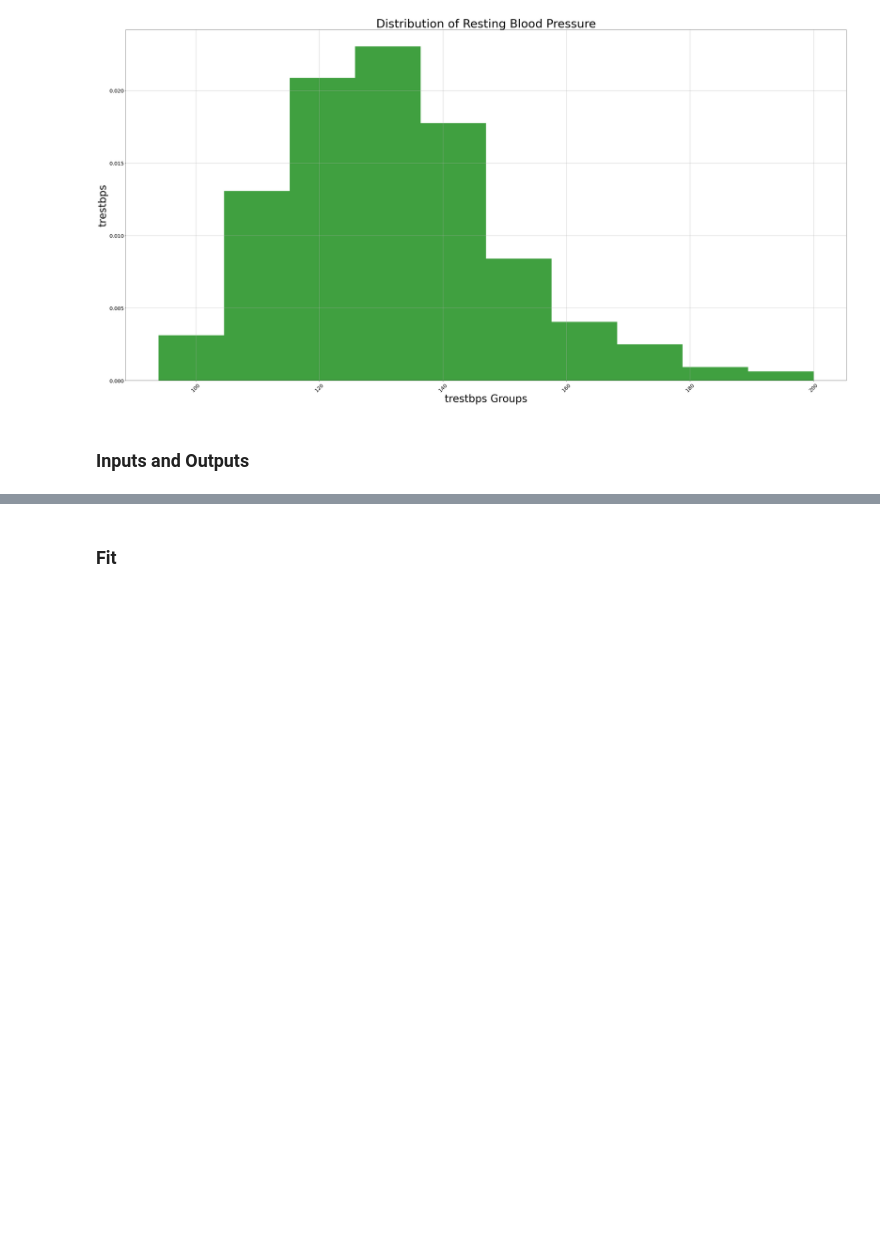
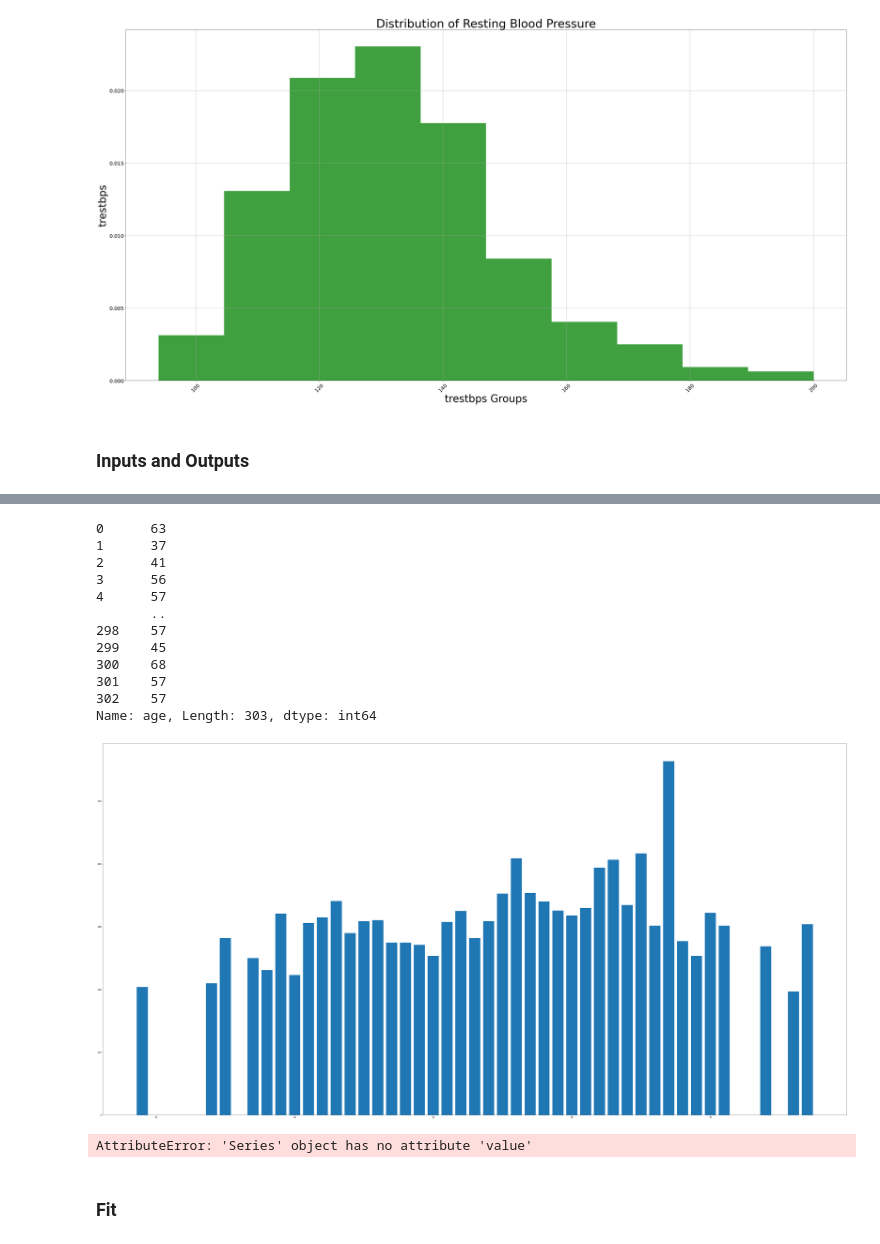
Before and after one commit to Trishmcc/Synthesised_Dataset, a Jupyter notebook: Synthesised_Dataset.ipynb, the cells around one changed output, grey strips where cells are left out. Saved outputs shown, nothing was run; the diff lists cells and outputs as text; code cells hidden in the pictures; blank space fills up the shorter version.

```diff
--- a/Synthesised_Dataset.ipynb
+++ b/Synthesised_Dataset.ipynb
@@ -245,3 +260,40 @@ outputs = df['class']
+# %%
+inputs = heart_data['age']
+outputs = heart_data['chol']
+print(inputs)
+
+fig = plt.figure()
+ax = fig.add_axes([0,0,1,1])
+
+ax.bar(inputs, outputs)
+plt.show()
+# %% [output]
+0      63
+1      37
+2      41
+3      56
+4      57
+       ..
+298    57
+299    45
+300    68
+301    57
+302    57
+Name: age, Length: 303, dtype: int64
+[figure, added]
+# %%
+males = heart_data.loc(heart_data['sex'].value.isin(['1']))
+inputs = males['age']
+outputs = heart_data['chol']
+print(inputs)
+
+fig = plt.figure()
+ax = fig.add_axes([0,0,1,1])
+
+ax.bar(inputs, outputs)
+plt.show()
+# %% [output]
+AttributeError: 'Series' object has no attribute 'value'
 # %%
 knn = nei.KNeighboursClassifier(n_neighbors=5)
 # %% [markdown]
```
Also changed, not shown: parts of 7 cells of this notebook.
